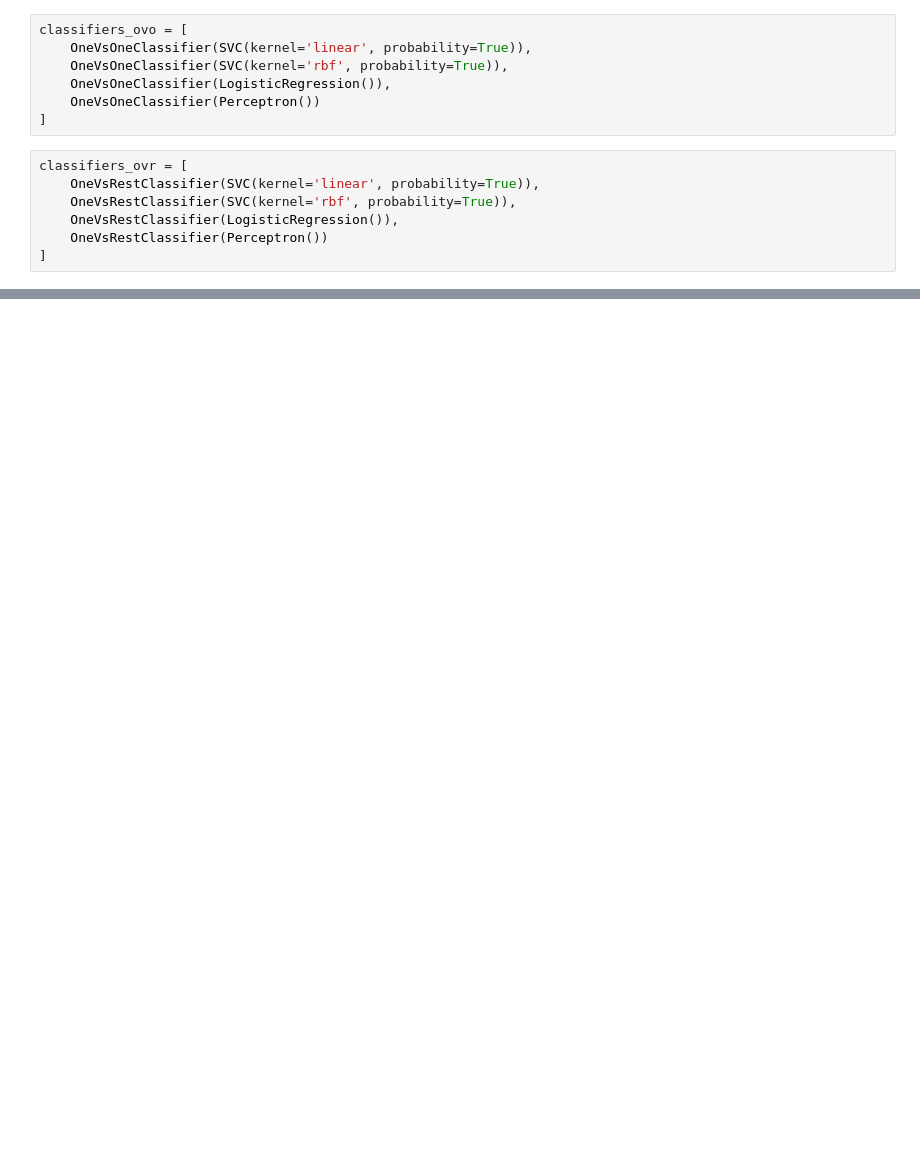
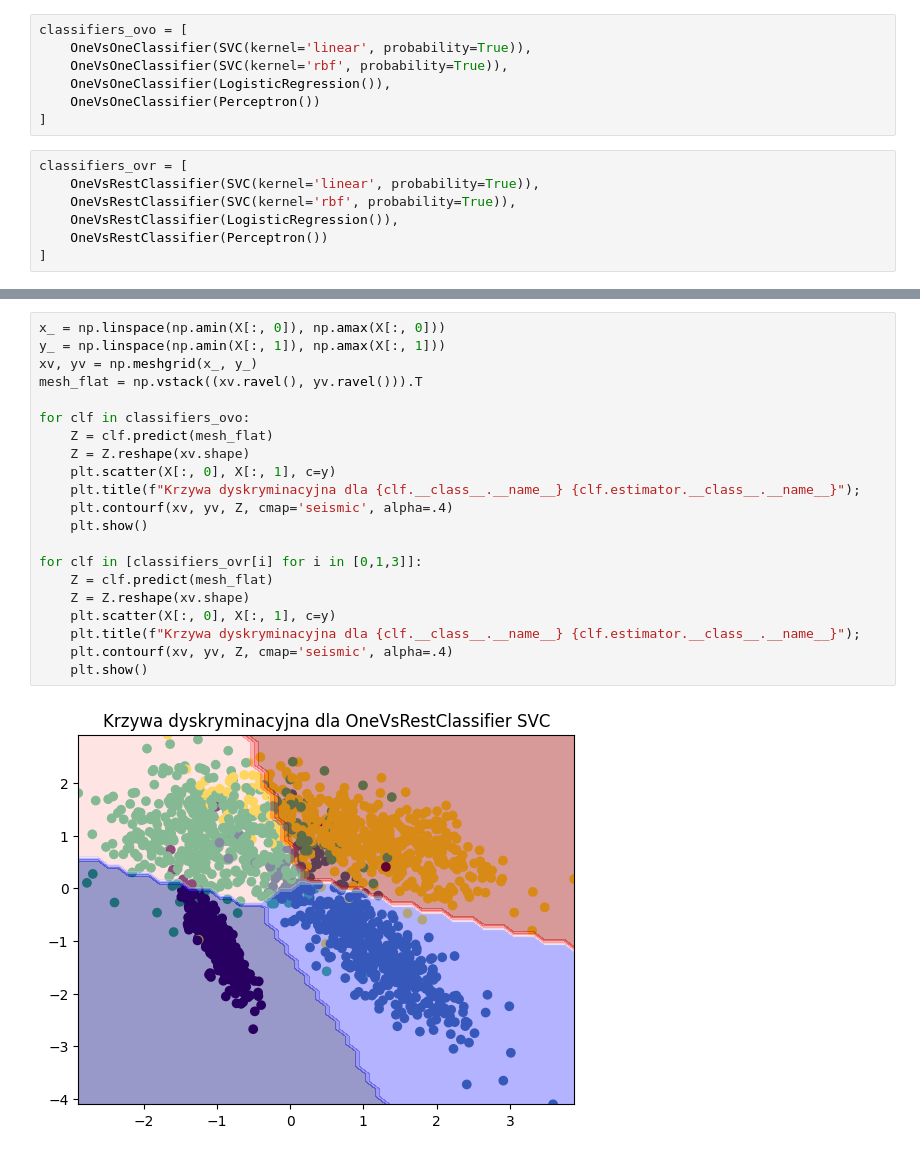
Before and after one commit to szvbvtk/Przetwarzanie_i_analiza_danych, a Jupyter notebook: lab_12.ipynb, the cells around one changed output, grey strips where cells are left out. Cells and saved outputs as stored; diff of their text form; blank space fills up the shorter version.

```diff
--- a/lab_12.ipynb
+++ b/lab_12.ipynb
@@ -106,0 +167,23 @@ plt.title(f"Krzywa ROC dla {clf.__class__.__name__} {clf.estimator.__class__.__n
+# %%
+x_ = np.linspace(np.amin(X[:, 0]), np.amax(X[:, 0]))
+y_ = np.linspace(np.amin(X[:, 1]), np.amax(X[:, 1]))
+xv, yv = np.meshgrid(x_, y_)
+mesh_flat = np.vstack((xv.ravel(), yv.ravel())).T
+
+for clf in classifiers_ovo:
+    Z = clf.predict(mesh_flat)
+    Z = Z.reshape(xv.shape)
+    plt.scatter(X[:, 0], X[:, 1], c=y)
+    plt.title(f"Krzywa dyskryminacyjna dla {clf.__class__.__name__} {clf.estimator.__class__.__name__}");
+    plt.contourf(xv, yv, Z, cmap='seismic', alpha=.4)
+    plt.show()
+
+for clf in [classifiers_ovr[i] for i in [0,1,3]]:
+    Z = clf.predict(mesh_flat)
+    Z = Z.reshape(xv.shape)
+    plt.scatter(X[:, 0], X[:, 1], c=y)
+    plt.title(f"Krzywa dyskryminacyjna dla {clf.__class__.__name__} {clf.estimator.__class__.__name__}");
+    plt.contourf(xv, yv, Z, cmap='seismic', alpha=.4)
+    plt.show()
+# %% [output]
+[figure, added]
```
Also changed, not shown: parts of 10 cells of this notebook.
